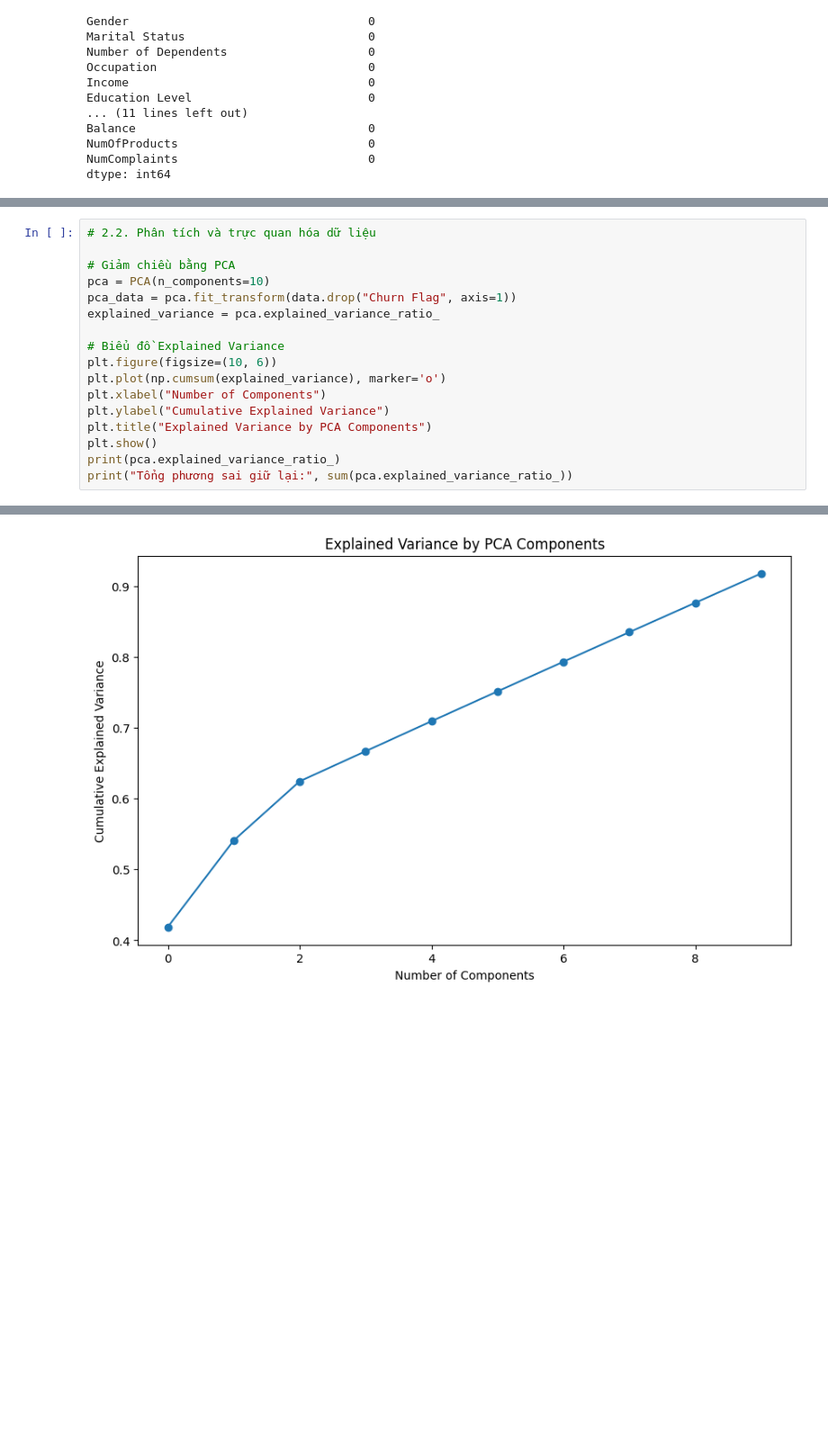
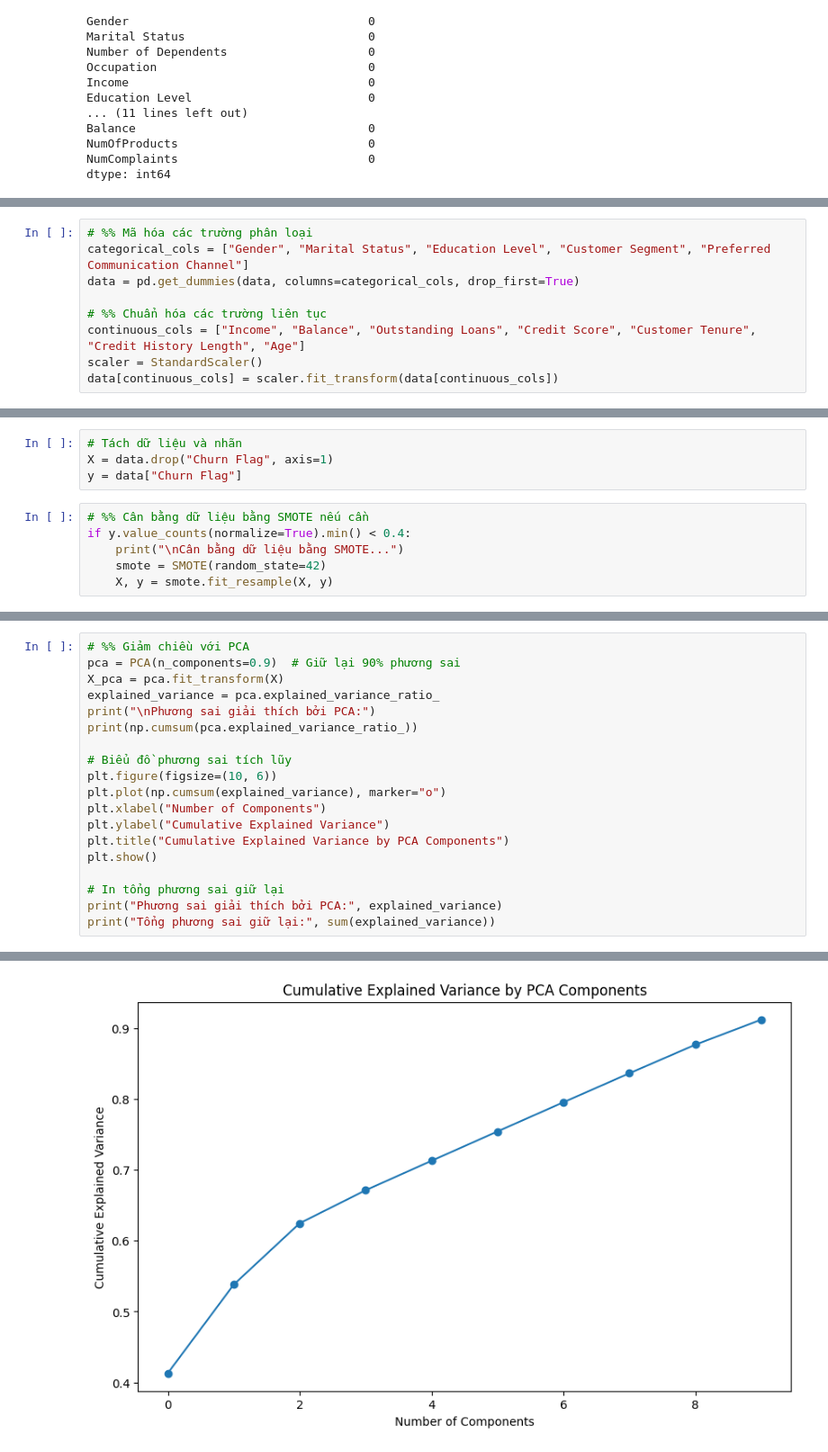
Before and after one commit to Yusshiro/Churn-Banking, a Jupyter notebook: Project_Naive_demo.ipynb, the cells around one changed output, grey strips where cells are left out. Shown: that part at 90% size. Saved outputs shown, nothing was run; the diff lists cells and outputs as text; blank space fills up the shorter version.

```diff
--- a/Project_Naive_demo.ipynb
+++ b/Project_Naive_demo.ipynb
@@ -126 +121,10 @@ data[numeric_cols] = scaler.fit_transform(data[numeric_cols])
+# %%
+# %% Mã hóa các trường phân loại
+categorical_cols = ["Gender", "Marital Status", "Education Level", "Customer Segment", "Preferred Communication Channel"]
+data = pd.get_dummies(data, columns=categorical_cols, drop_first=True)
+
+# %% Chuẩn hóa các trường liên tục
+continuous_cols = ["Income", "Balance", "Outstanding Loans", "Credit Score", "Customer Tenure", "Credit History Length", "Age"]
+scaler = StandardScaler()
+data[continuous_cols] = scaler.fit_transform(data[continuous_cols])
 # %%
@@ -144,3 +148,13 @@ Dữ liệu sau khi chuẩn hóa:
 2                                  False
 3                                   True
 4                                  False
+# %%
+# Tách dữ liệu và nhãn
+X = data.drop("Churn Flag", axis=1)
+y = data["Churn Flag"]
+# %%
+# %% Cân bằng dữ liệu bằng SMOTE nếu cần
+if y.value_counts(normalize=True).min() < 0.4:
+    print("\nCân bằng dữ liệu bằng SMOTE...")
+    smote = SMOTE(random_state=42)
+    X, y = smote.fit_resample(X, y)
@@ -147,18 +163,20 @@ Dữ liệu sau khi chuẩn hóa:
 # %%
-# 2.2. Phân tích và trực quan hóa dữ liệu
+# %% Giảm chiều với PCA
+pca = PCA(n_components=0.9)  # Giữ lại 90% phương sai
+X_pca = pca.fit_transform(X)
+explained_variance = pca.explained_variance_ratio_
+print("\nPhương sai giải thích bởi PCA:")
+print(np.cumsum(pca.explained_variance_ratio_))
 
-# Giảm chiều bằng PCA
-pca = PCA(n_components=10)
-pca_data = pca.fit_transform(data.drop("Churn Flag", axis=1))
-explained_variance = pca.explained_variance_ratio_
-
-# Biểu đồ Explained Variance
+# Biểu đồ phương sai tích lũy
 plt.figure(figsize=(10, 6))
-plt.plot(np.cumsum(explained_variance), marker='o')
+plt.plot(np.cumsum(explained_variance), marker="o")
 plt.xlabel("Number of Components")
 plt.ylabel("Cumulative Explained Variance")
-plt.title("Explained Variance by PCA Components")
+plt.title("Cumulative Explained Variance by PCA Components")
 plt.show()
-print(pca.explained_variance_ratio_)
-print("Tổng phương sai giữ lại:", sum(pca.explained_variance_ratio_))
+
+# In tổng phương sai giữ lại
+print("Phương sai giải thích bởi PCA:", explained_variance)
+print("Tổng phương sai giữ lại:", sum(explained_variance))
 # %% [output]
@@ -165 +186 @@ print("Tổng phương sai giữ lại:", sum(pca.explained_variance_ratio_))
-[figure, old version]
+[figure, new version]
```
Also changed, not shown: parts of 21 cells of this notebook.
